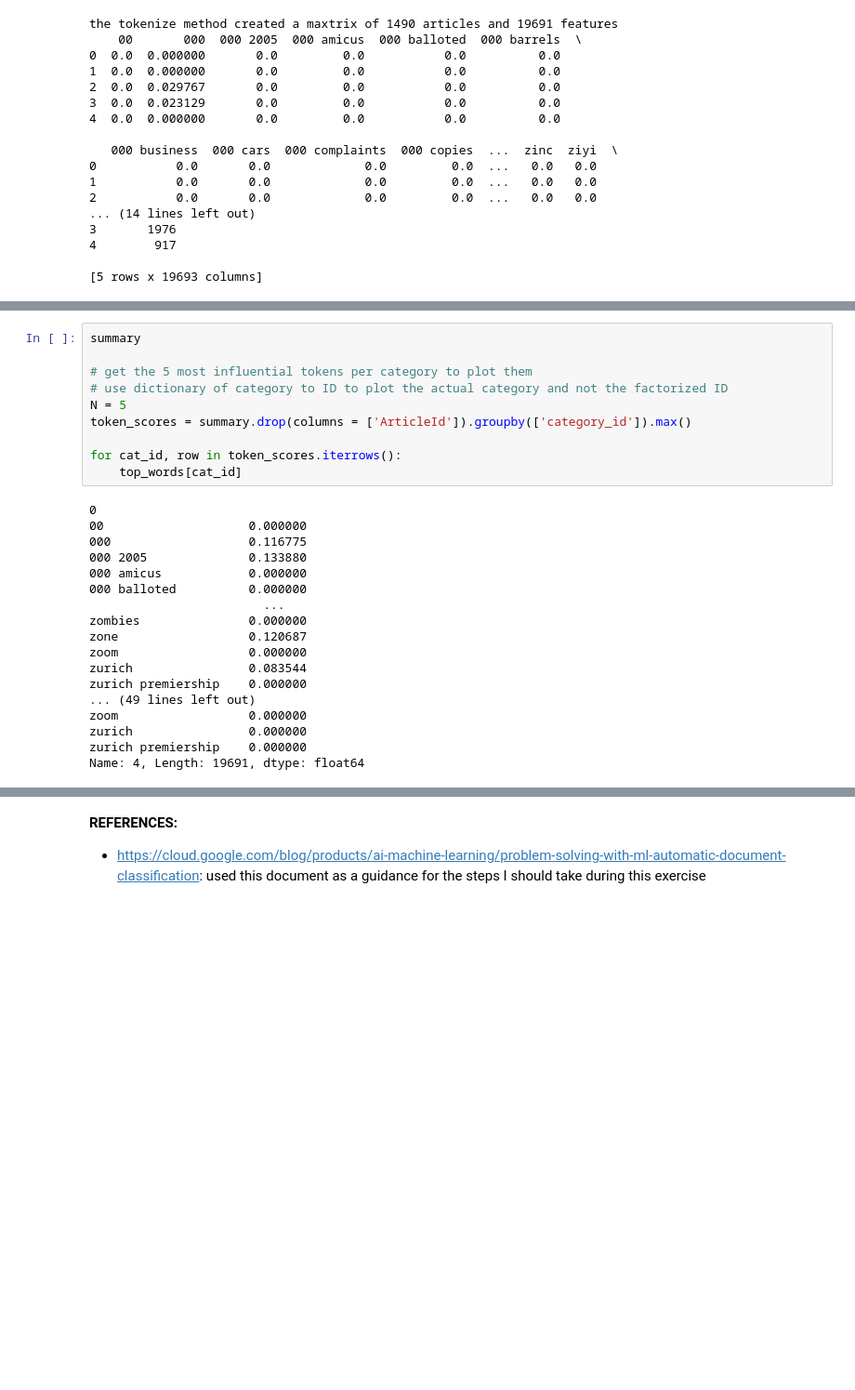
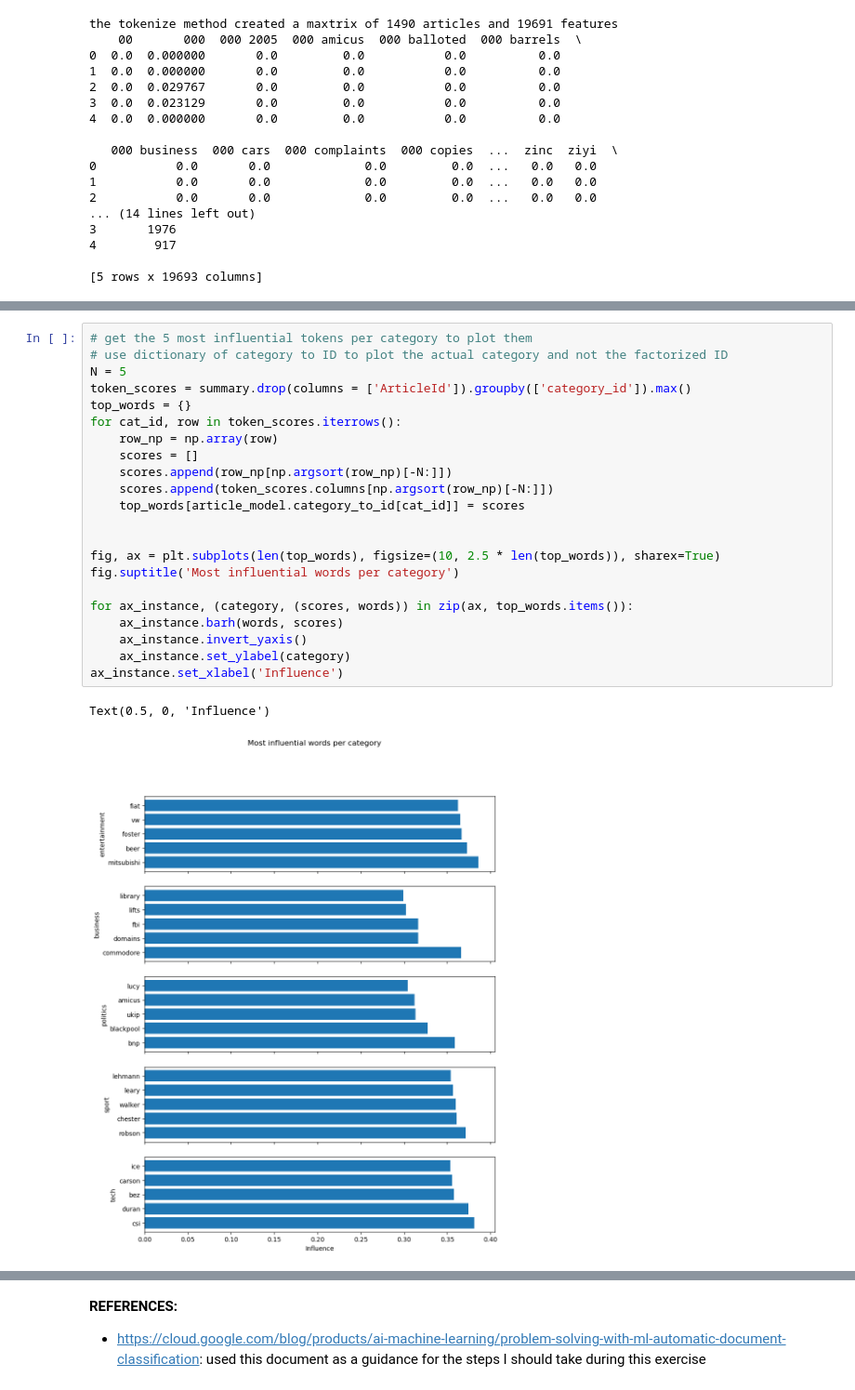
Before and after one commit to Adalberto-Machin/Kaggle_BBC_news_competition, a Jupyter notebook: report.ipynb, the cells around one changed output, grey strips where cells are left out. Shown: that part at 93% size. Cells and saved outputs as stored; diff of their text form; blank space fills up the shorter version.

Commit message:
created a horizontal bar plot to plot the most influential words per category

```diff
--- a/report.ipynb
+++ b/report.ipynb
@@ -167,28 +171,25 @@ the tokenize method created a maxtrix of 1490 articles and 19691 features
 # %%
-summary
-
 # get the 5 most influential tokens per category to plot them
 # use dictionary of category to ID to plot the actual category and not the factorized ID
 N = 5
 token_scores = summary.drop(columns = ['ArticleId']).groupby(['category_id']).max()
+top_words = {}
+for cat_id, row in token_scores.iterrows():
+    row_np = np.array(row)
+    scores = []
+    scores.append(row_np[np.argsort(row_np)[-N:]])
+    scores.append(token_scores.columns[np.argsort(row_np)[-N:]])
+    top_words[article_model.category_to_id[cat_id]] = scores
 
-for cat_id, row in token_scores.iterrows():
-    top_words[cat_id]
+
+fig, ax = plt.subplots(len(top_words), figsize=(10, 2.5 * len(top_words)), sharex=True)
+fig.suptitle('Most influential words per category')
+
+for ax_instance, (category, (scores, words)) in zip(ax, top_words.items()):
+    ax_instance.barh(words, scores)
+    ax_instance.invert_yaxis()
+    ax_instance.set_ylabel(category)
+ax_instance.set_xlabel('Influence')
 # %% [output]
-0
-00                    0.000000
-000                   0.116775
-000 2005              0.133880
-000 amicus            0.000000
-000 balloted          0.000000
-                        ...
-zombies               0.000000
-zone                  0.120687
-zoom                  0.000000
-zurich                0.083544
-zurich premiership    0.000000
-... (49 lines left out)
-zoom                  0.000000
-zurich                0.000000
-zurich premiership    0.000000
-Name: 4, Length: 19691, dtype: float64
+Text(0.5, 0, 'Influence')
+[figure, added]
```
Also changed, not shown: parts of 3 cells of this notebook.
